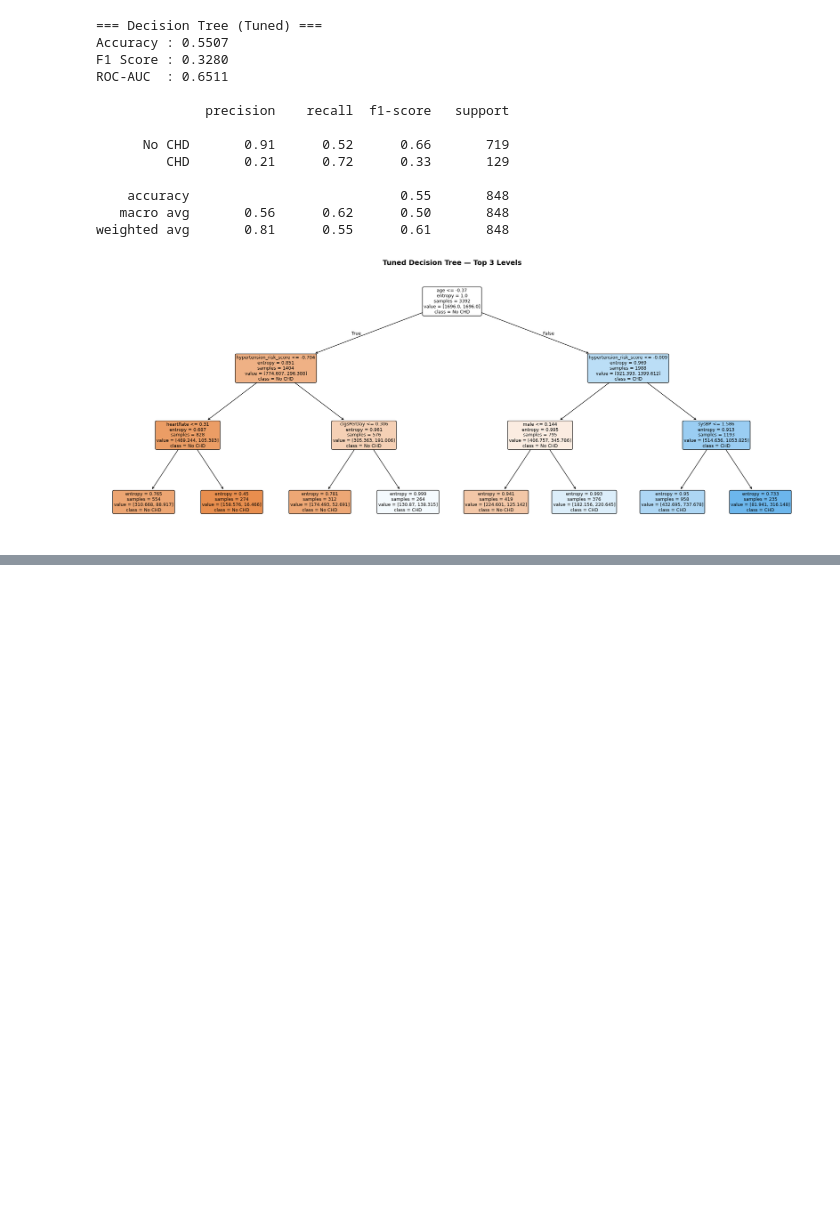
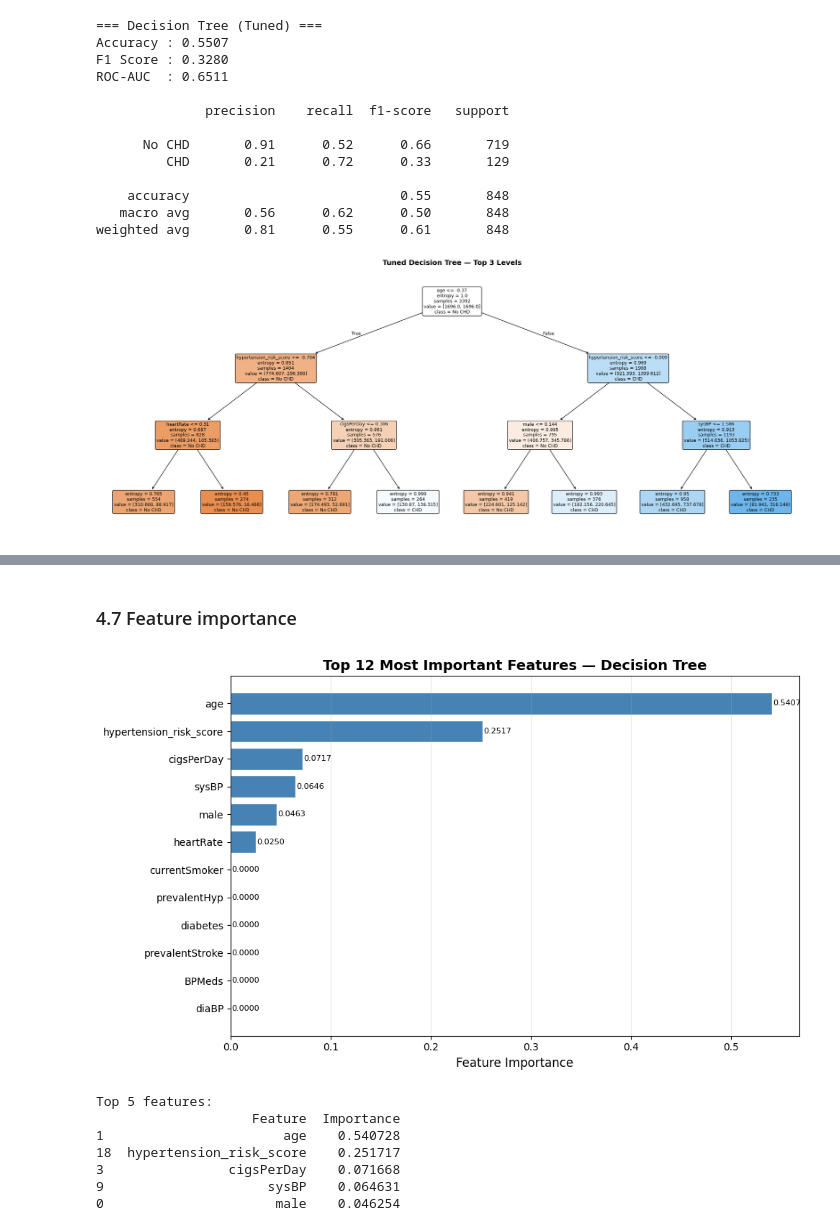
Before and after one commit to olkanth/MSCS_634_ProjectDeliverable_3, a Jupyter notebook: MSCS_634_Project_Deliverable3.ipynb, the cells around one changed output, grey strips where cells are left out. Cells and saved outputs as stored; diff of their text form; code cells hidden in the pictures; blank space fills up the shorter version.

```diff
--- a/MSCS_634_Project_Deliverable3.ipynb
+++ b/MSCS_634_Project_Deliverable3.ipynb
@@ -422,0 +539,33 @@ plt.show()
+# %% [markdown]
+### 4.7 Feature importance
+# %%
+# See which features the Decision Tree found most useful
+fi_df = pd.DataFrame({
+    'Feature'   : feature_cols,
+    'Importance': dt_tuned.feature_importances_
+}).sort_values('Importance', ascending=False).head(12)
+
+fig, ax = plt.subplots(figsize=(10, 6))
+bars = ax.barh(fi_df['Feature'][::-1], fi_df['Importance'][::-1],
+                color='steelblue', edgecolor='white')
+ax.set_xlabel('Feature Importance', fontsize=12)
+ax.set_title('Top 12 Most Important Features — Decision Tree', fontsize=14, fontweight='bold')
+for bar, val in zip(bars, fi_df['Importance'][::-1]):
+    ax.text(val + 0.001, bar.get_y() + bar.get_height()/2,
+            f'{val:.4f}', va='center', fontsize=8)
+ax.grid(axis='x', alpha=0.3)
+plt.tight_layout()
+plt.savefig('Visualizations/4_feature_importance.png', dpi=150, bbox_inches='tight')
+plt.show()
+
+print("\nTop 5 features:")
+print(fi_df.head())
+# %% [output]
+[figure, added]
+Top 5 features:
+                    Feature  Importance
+1                       age    0.540728
+18  hypertension_risk_score    0.251717
+3                cigsPerDay    0.071668
+9                     sysBP    0.064631
+0                      male    0.046254
```
Also changed, not shown: parts of 10 cells of this notebook.
